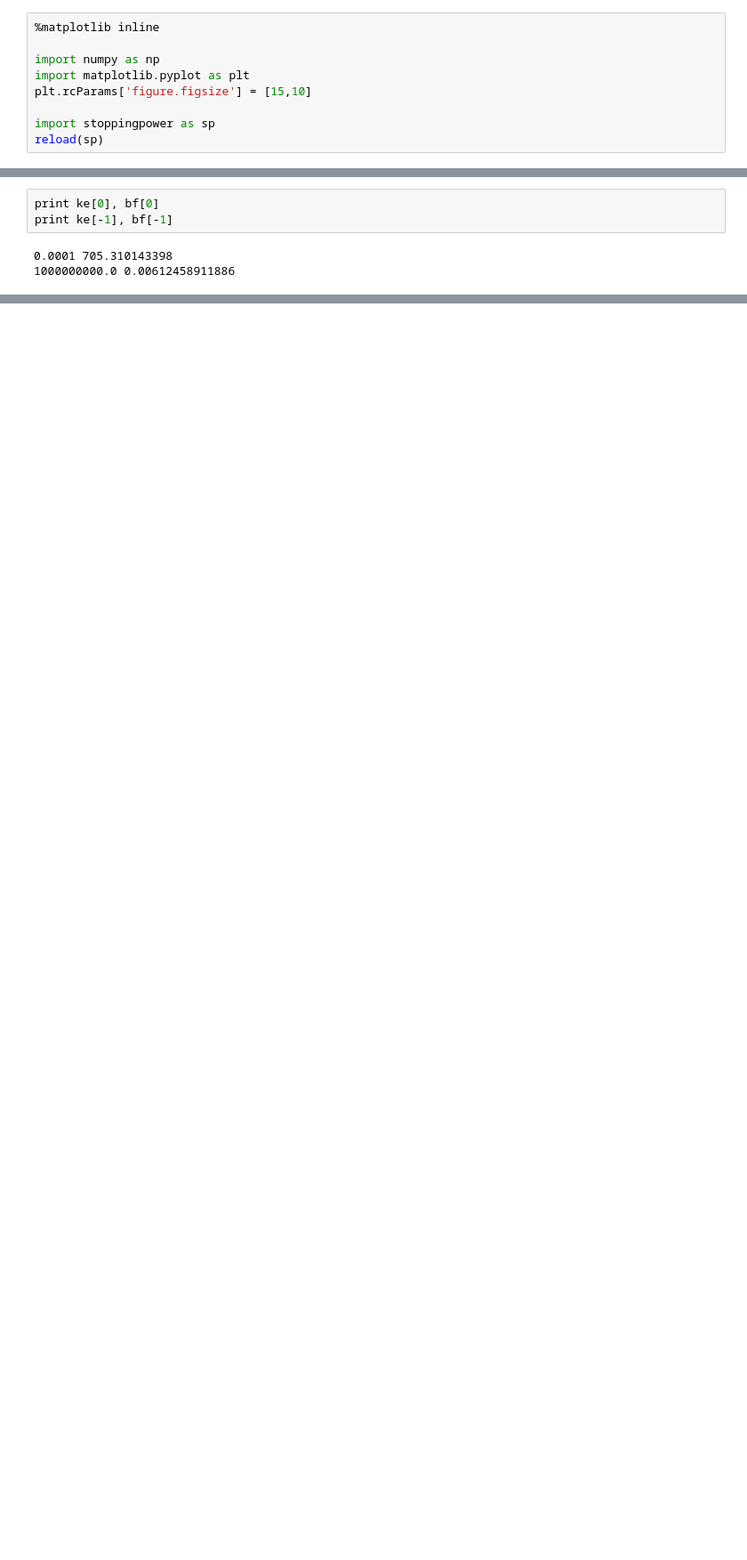
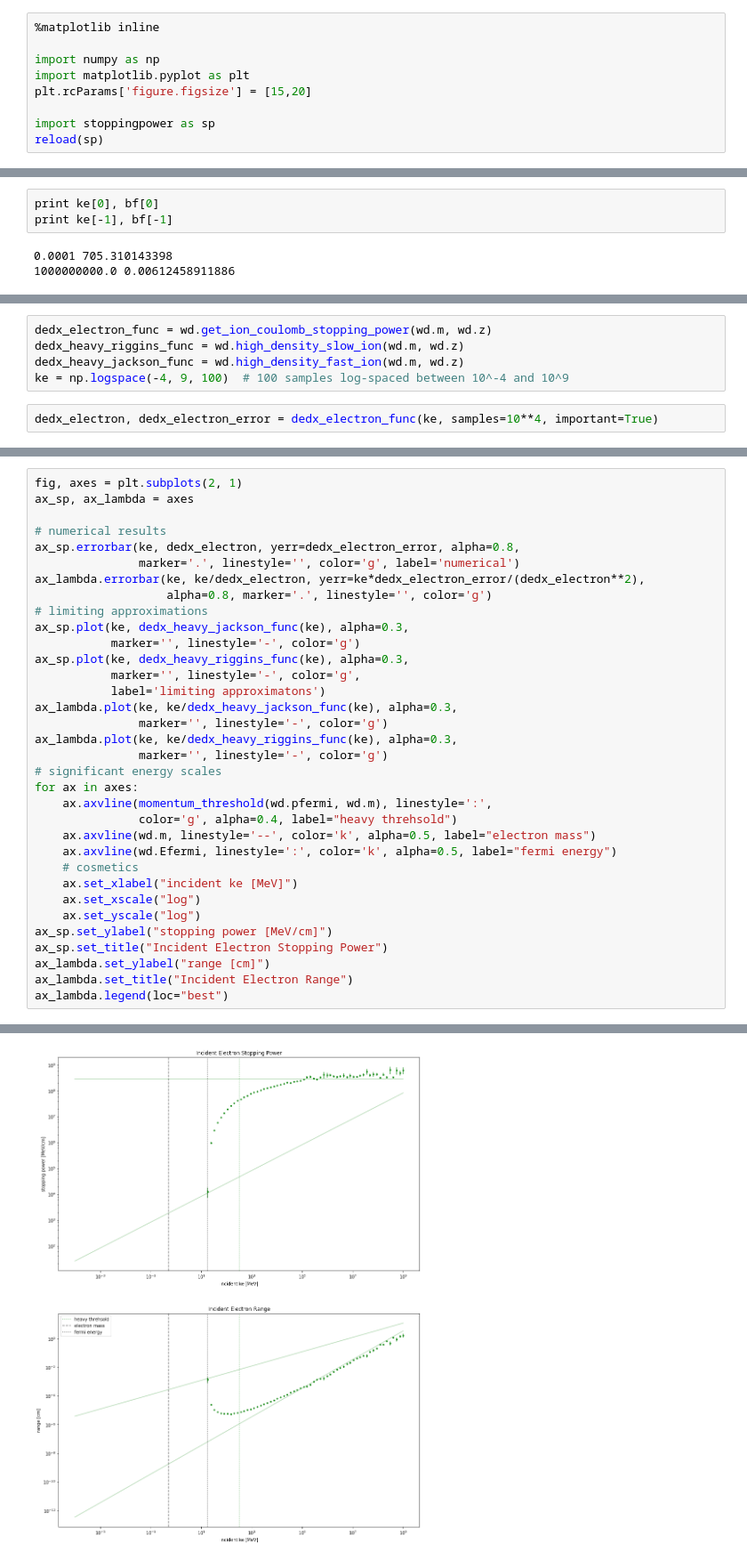
Before and after one commit to vijayoct27/Qballs, a Jupyter notebook: calc/coulomb-tests.ipynb, the cells around one changed output, grey strips where cells are left out. Shown at 89% size. Saved outputs shown, nothing was run; the diff lists cells and outputs as text; blank space fills up the shorter version.

```diff
--- a/calc/heavycoulomb.ipynb
+++ b/calc/coulomb-tests.ipynb
@@ -7,7 +7,7 @@ Module stoppingpower contains routines for numerical integration of stopping pow
 
 import numpy as np
 import matplotlib.pyplot as plt
-plt.rcParams['figure.figsize'] = [15,10]
+plt.rcParams['figure.figsize'] = [15,20]
 
 import stoppingpower as sp
 reload(sp)
@@ -241,0 +251,7 @@ print ke[-1], bf[-1]
+# %%
+dedx_electron_func = wd.get_ion_coulomb_stopping_power(wd.m, wd.z)
+dedx_heavy_riggins_func = wd.high_density_slow_ion(wd.m, wd.z)
+dedx_heavy_jackson_func = wd.high_density_fast_ion(wd.m, wd.z)
+ke = np.logspace(-4, 9, 100)  # 100 samples log-spaced between 10^-4 and 10^9
+# %%
+dedx_electron, dedx_electron_error = dedx_electron_func(ke, samples=10**4, important=True)
@@ -241,0 +278,35 @@ print ke[-1], bf[-1]
+# %%
+fig, axes = plt.subplots(2, 1)
+ax_sp, ax_lambda = axes
+
+# numerical results
+ax_sp.errorbar(ke, dedx_electron, yerr=dedx_electron_error, alpha=0.8,
+               marker='.', linestyle='', color='g', label='numerical')
+ax_lambda.errorbar(ke, ke/dedx_electron, yerr=ke*dedx_electron_error/(dedx_electron**2),
+                   alpha=0.8, marker='.', linestyle='', color='g')
+# limiting approximations
+ax_sp.plot(ke, dedx_heavy_jackson_func(ke), alpha=0.3,
+           marker='', linestyle='-', color='g')
+ax_sp.plot(ke, dedx_heavy_riggins_func(ke), alpha=0.3,
+           marker='', linestyle='-', color='g',
+           label='limiting approximatons')
+ax_lambda.plot(ke, ke/dedx_heavy_jackson_func(ke), alpha=0.3,
+               marker='', linestyle='-', color='g')
+ax_lambda.plot(ke, ke/dedx_heavy_riggins_func(ke), alpha=0.3,
+               marker='', linestyle='-', color='g')
+# significant energy scales
+for ax in axes:
+    ax.axvline(momentum_threshold(wd.pfermi, wd.m), linestyle=':',
+               color='g', alpha=0.4, label="heavy threhsold")
+    ax.axvline(wd.m, linestyle='--', color='k', alpha=0.5, label="electron mass")
+    ax.axvline(wd.Efermi, linestyle=':', color='k', alpha=0.5, label="fermi energy")
+    # cosmetics
+    ax.set_xlabel("incident ke [MeV]")
+    ax.set_xscale("log")
+    ax.set_yscale("log")
+ax_sp.set_ylabel("stopping power [MeV/cm]")
+ax_sp.set_title("Incident Electron Stopping Power")
+ax_lambda.set_ylabel("range [cm]")
+ax_lambda.set_title("Incident Electron Range")
+ax_lambda.legend(loc="best")
+# %% [output]
@@ -241,0 +314 @@ print ke[-1], bf[-1]
+[figure, added]
```
Also changed, not shown: parts of 12 cells of this notebook, 1 other file.
